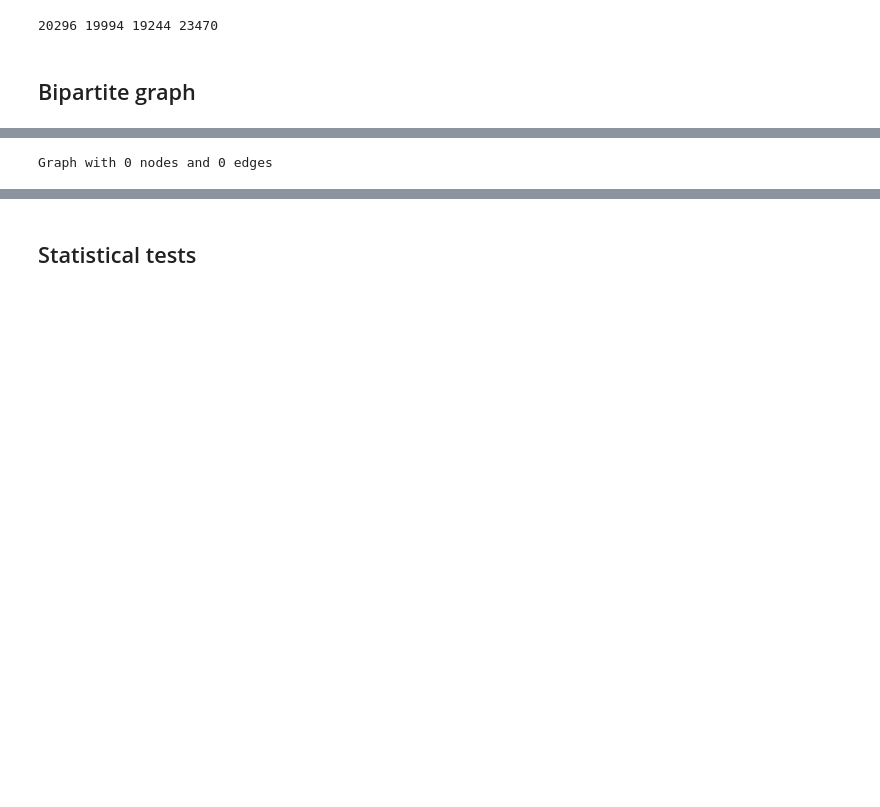
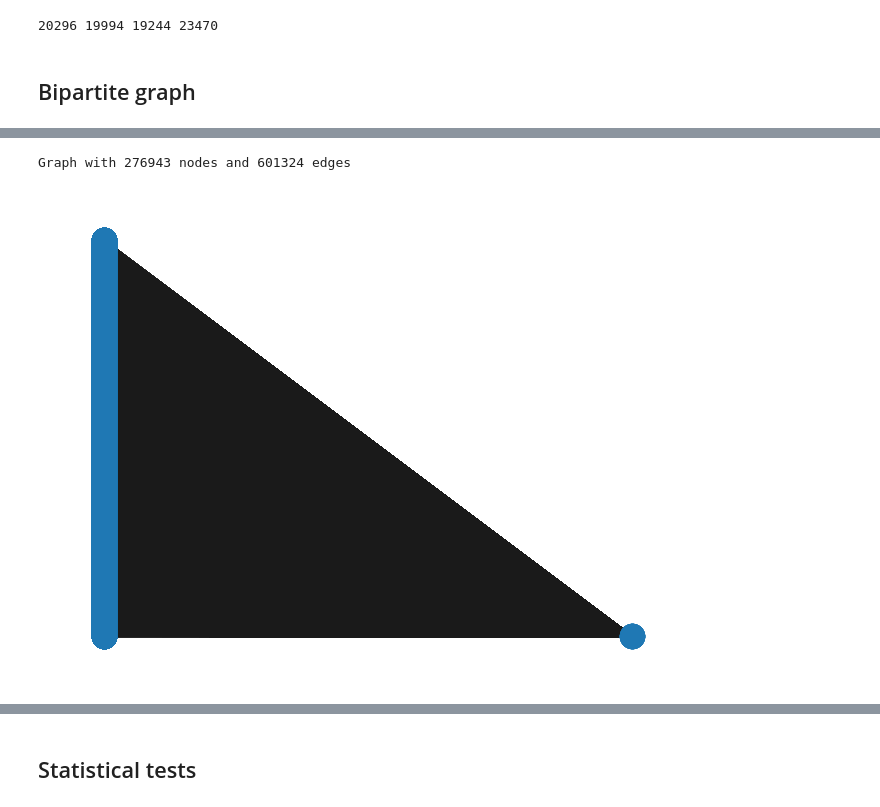
Before and after one commit to epfl-ada/ada-2022-project-geksada, a Jupyter notebook: Milestone 3.ipynb, the cells around one changed output, grey strips where cells are left out. Drawn from its saved outputs; the diff is of its cells as text; code cells hidden in the pictures; blank space fills up the shorter version.

Commit message:
bipartite graph functional but still ugly

```diff
--- a/Milestone 3.ipynb
+++ b/Milestone 3.ipynb
@@ -954,0 +932,8 @@ KeyboardInterrupt:
+# %%
+df_edge_list = df_com_art_science.reset_index()
+df_edge_list['target'] = df_edge_list.apply(lambda x: graph_format(x), axis = 1)
+df_edge_list.drop(columns=['visual_art','literary_art', 'performing_art', 'art', 'natural_science', 'technical_science', 'science', 'no_art_no_science', 'count_comments'], inplace=True)
+df_edge_list = df_edge_list.explode('target')
+df_edge_list = df_edge_list.rename(columns={"author": "source"})
+df_edge_list= df_edge_list.dropna()
+df_edge_list.head()
@@ -955,7 +947,31 @@ KeyboardInterrupt:
+# %%
+# source = authors
+source_nodes = df_edge_list['source'].unique().tolist()
+
+# targets = video domains
+target_nodes = df_edge_list['target'].unique().tolist()
+
+# edges as tuples
+list_edges = list(df_edge_list.itertuples(index=False, name=None))
 # %%
-# B = nx.Graph()
-# B.add_nodes_from(df_edge_list['source'].values, bipartite=0)
-# B.add_nodes_from(df_edge_list['target'].values.unique, bipartite=1)
-# B.add_edges_from([(1, "a"), (1, "b"), (2, "b"), (2, "c"), (3, "c"), (4, "a")])
+B = nx.Graph()
+B.add_nodes_from(source_nodes, bipartite=0)
+B.add_nodes_from(target_nodes, bipartite=1)
+B.add_edges_from(list_edges)
+
+print(B)
 # %% [output]
-Graph with 0 nodes and 0 edges
+Graph with 276943 nodes and 601324 edges
+# %%
+# Separate by group
+l, r = nx.bipartite.sets(B)
+pos = {}
+
+# Update position for node from each group
+pos.update((node, (1, index)) for index, node in enumerate(l))
+pos.update((node, (2, index)) for index, node in enumerate(r))
+
+nx.draw(B, pos=pos)
+plt.show()
+# %% [output]
+[figure, added]
```
Also changed, not shown: parts of 10 cells of this notebook.
